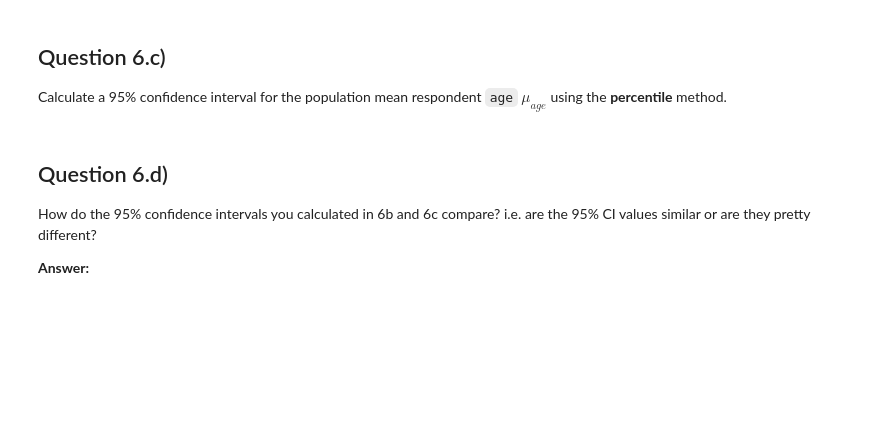
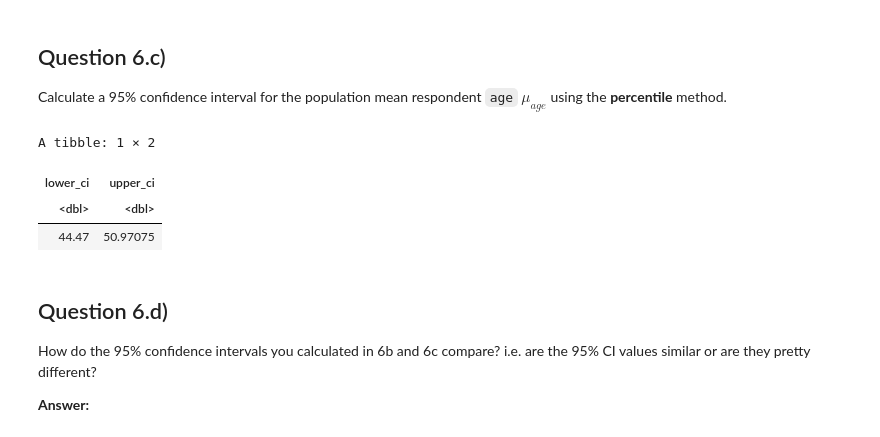
Before and after one commit to UNC-DATA-730/unit-8-assignment-dlee002, a Jupyter notebook: assignment8.ipynb, the cells around one changed output. Drawn from its saved outputs; the diff is of its cells as text; code cells hidden in the pictures; blank space fills up the shorter version.

```diff
--- a/assignment8.ipynb
+++ b/assignment8.ipynb
@@ -366,6 +447,17 @@ Calculate a 95% confidence interval for the population mean respondent
 
 Calculate a 95% confidence interval for the population mean respondent
 `age` $\mu_{age}$ using the **percentile** method.
+# %%
+prct_ci_95_age = boot_distrib_age |>
+  summarize(lower_ci = quantile(boot_stat, 0.025),
+            upper_ci = quantile(boot_stat, 0.975))
+
+prct_ci_95_age
+# %% [output]
+A tibble: 1 × 2
+| lower_ci | upper_ci |
+| <dbl> | <dbl> |
+| 44.47 | 50.97075 |
 # %% [markdown]
 ## Question 6.d)
 
```
Also changed, not shown: parts of 6 cells of this notebook.
